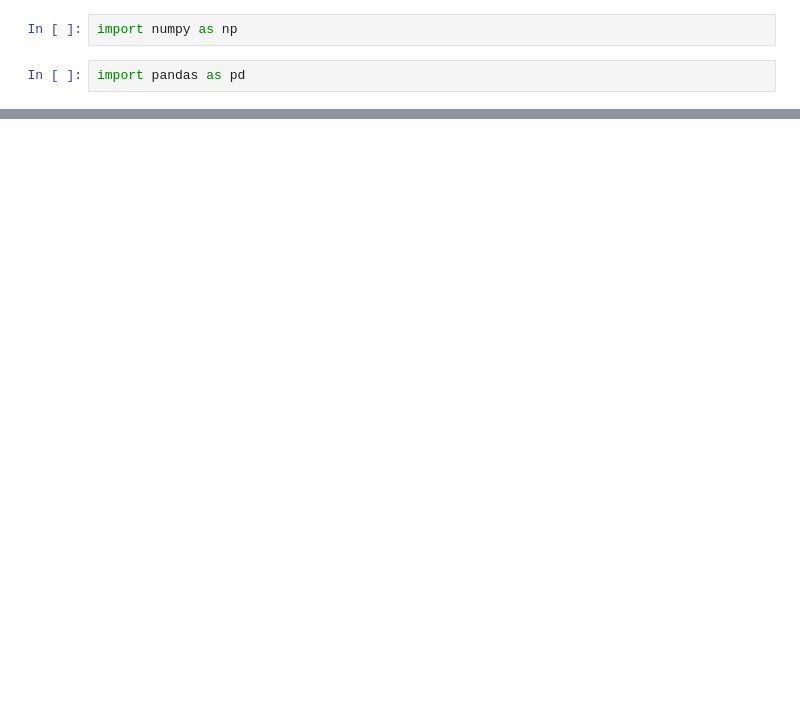
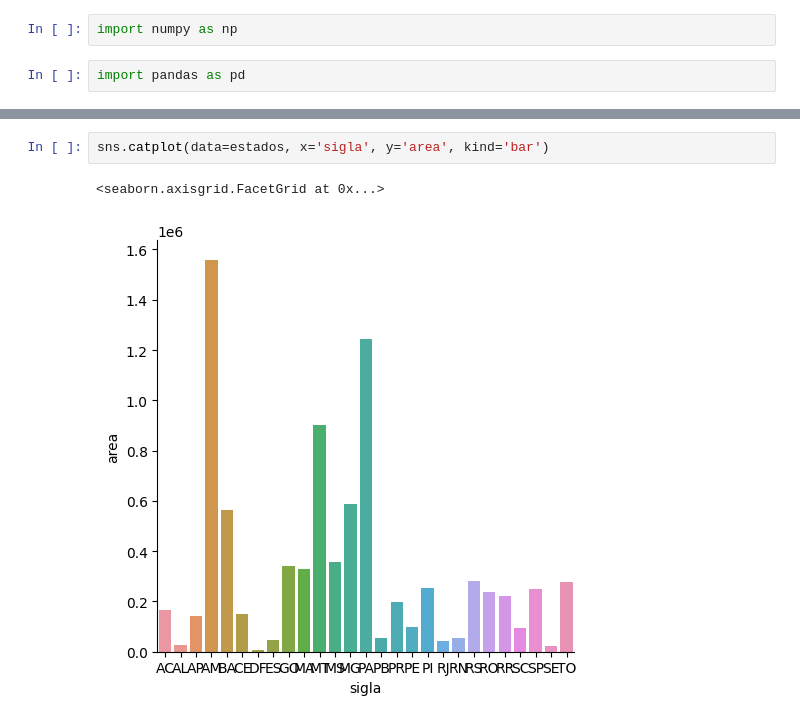
Before and after one commit to EnzoCavig/gci2023, a Jupyter notebook: GCI - Aula 03.ipynb, the cells around one changed output, grey strips where cells are left out. Cells and saved outputs as stored; diff of their text form; blank space fills up the shorter version.

```diff
--- a/GCI - Aula 03.ipynb
+++ b/GCI - Aula 03.ipynb
@@ -12,0 +68,5 @@ FileNotFoundError: [Errno 2] No such file or directory: 'brasil_estados.csv'
+# %%
+sns.catplot(data=estados, x='sigla', y='area', kind='bar')
+# %% [output]
+<seaborn.axisgrid.FacetGrid at 0x...>
+[figure, added]
```
Also changed, not shown: parts of 13 cells of this notebook, 2 other files.
